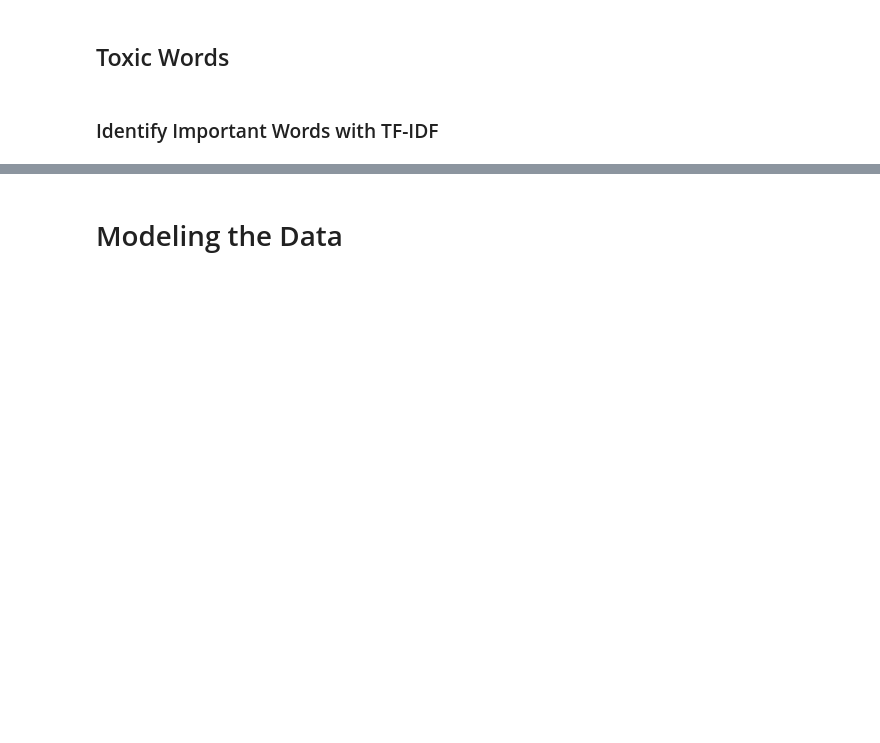
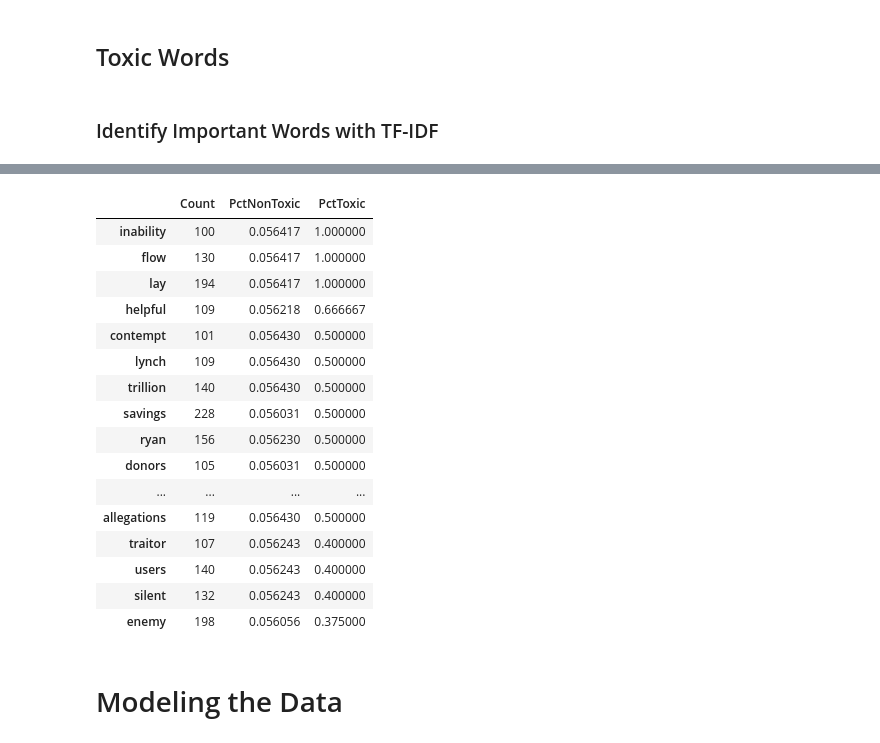
Before and after one commit to DavidBraslow/dsc-4-final-project-online-ds-sp-000, a Jupyter notebook: student.ipynb, the cells around one changed output, grey strips where cells are left out. Drawn from its saved outputs; the diff is of its cells as text; code cells hidden in the pictures; blank space fills up the shorter version.

```diff
--- a/student.ipynb
+++ b/student.ipynb
@@ -491,0 +356,3 @@ print(list(tf_idf_all_docs[0])[:10])
+# %%
+gc.collect()
+count_mat = count_vectorizer.transform(train['comment_text'].values)
@@ -491,0 +363,15 @@ print(list(tf_idf_all_docs[0])[:10])
+# %%
+df = train[['target']]
+df['target'] = df['target'].apply(np.round)
+word_dict = {}
+for i, word in enumerate(top_20000_words):
+    count_docs = count_mat[:,i] >= 1
+    num_docs = np.sum(count_docs)
+    if num_docs < 100:
+        # print(word, num_docs)
+        continue
+    pres_mat = count_docs.toarray().flatten()
+    df['pres'] = pd.Series(pres_mat)
+    # print(word, num_docs, df.groupby('pres').mean())
+    word_dict[word] = (num_docs, df.groupby('pres').mean().values[0,0],  df.groupby('pres').mean().values[1, 0])
+print(word_dict)
@@ -492,3 +390,25 @@ print(list(tf_idf_all_docs[0])[:10])
+# %%
+word_freq = pd.DataFrame.from_dict(word_dict, orient = 'index', columns = ['Count', 'PctNonToxic', 'PctToxic'])
+word_freq = word_freq.sort_values('PctToxic', ascending = False)
+word_freq.head(20)
+# %% [output]
+|  | Count | PctNonToxic | PctToxic |
+| inability | 100 | 0.056417 | 1.000000 |
+| flow | 130 | 0.056417 | 1.000000 |
+| lay | 194 | 0.056417 | 1.000000 |
+| helpful | 109 | 0.056218 | 0.666667 |
+| contempt | 101 | 0.056430 | 0.500000 |
+| lynch | 109 | 0.056430 | 0.500000 |
+| trillion | 140 | 0.056430 | 0.500000 |
+| savings | 228 | 0.056031 | 0.500000 |
+| ryan | 156 | 0.056230 | 0.500000 |
+| donors | 105 | 0.056031 | 0.500000 |
+| ... | ... | ... | ... |
+| allegations | 119 | 0.056430 | 0.500000 |
+| traitor | 107 | 0.056243 | 0.400000 |
+| users | 140 | 0.056243 | 0.400000 |
+| silent | 132 | 0.056243 | 0.400000 |
+| enemy | 198 | 0.056056 | 0.375000 |
 # %% [markdown]
 # Modeling the Data
 # %%
```
Also changed, not shown: parts of 62 cells of this notebook, 3 other files.
